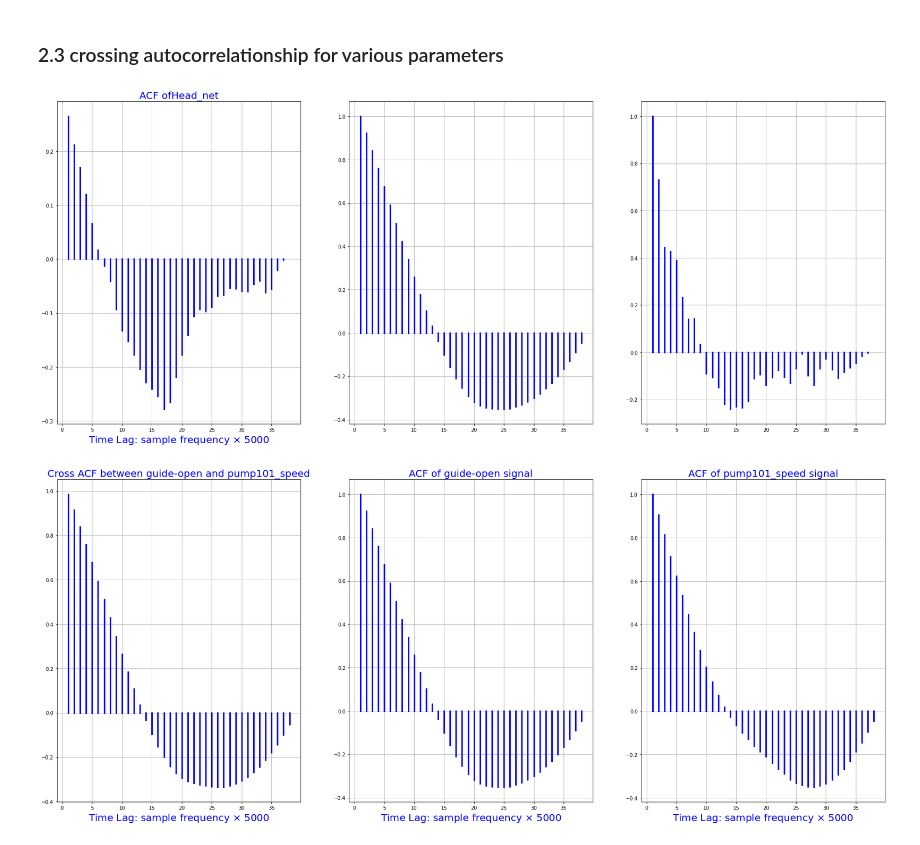
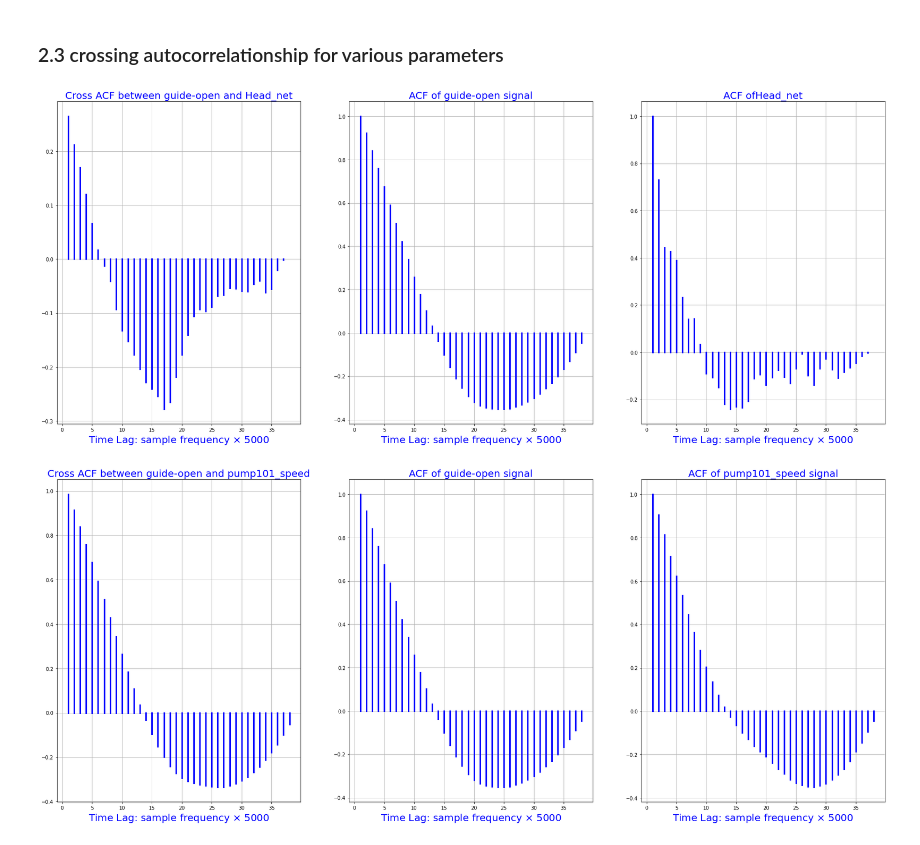
Before and after one commit to wengangmao/vattenfall, a Jupyter notebook: _build/jupyter_execute/contents/codes/tensorflow_simple.ipynb, the cells around one changed output. Drawn from its saved outputs; the diff is of its cells as text; code cells hidden in the pictures.

```diff
--- a/_build/jupyter_execute/contents/codes/tensorflow_simple.ipynb
+++ b/_build/jupyter_execute/contents/codes/tensorflow_simple.ipynb
@@ -82,29 +71,0 @@ Text(0, 0.5, 'Guide_{open}')
-# %%
-df_train = df_train.reset_index(drop=True)
-target = df_train.pop('head_net')
-# %%
-# Pre-normalize the features for ML analysis
-norm = tf.keras.layers.Normalization(axis=-1)
-#normalizer.adapt(df_train)
-BATCH_SIZE = 200
-
-# normalize the target (output)
-norm_target = tf.keras.layers.Normalization(axis=None)
-norm_target.adapt(target)
-tf_target = norm_target(target)
-
-def get_basic_model():
-  model = tf.keras.Sequential([
-    norm,
-    tf.keras.layers.Dense(10, activation='relu'),
-    tf.keras.layers.Dense(10, activation='relu'),
-    tf.keras.layers.Dense(1)
-  ])
-
-  model.compile(optimizer='adam',
-                loss=tf.keras.losses.BinaryCrossentropy(from_logits=True),
-                metrics=['accuracy'])
-  return model
-
-model = get_basic_model()
-model.fit(df_train, tf_target, epochs=10, batch_size=BATCH_SIZE)
@@ -215,35 +150,35 @@ acf2 = smt.ccf(df_train.head_net.squeeze()[0:1900:50], df_train.head_net.squeeze
 fig, [ax1, ax2, ax3] = plt.subplots(1, 3, sharex=True, figsize=(30,12))
 i = 1
 for p in xacf:
     x = [i, i]
     ax1.plot([i, i], [0, p],  'b', linewidth=3)
     i= i + 1
 ax1.grid(True)
 ax1.set_title("Cross ACF between guide-open and Head_net", fontsize=20, color='blue')
 ax1.set_xlabel(r'Time Lag: sample frequency $\times$ 5000', fontsize=20, color='blue')
 
 
 i = 1
 for p in acf1:
     x = [i, i]
     ax2.plot([i, i], [0, p],  'b', linewidth=3)
     i= i + 1
 ax2.grid(True)
 ax2.set_title("ACF of guide-open signal", fontsize=20, color='blue')
 ax2.set_xlabel(r'Time Lag: sample frequency $\times$ 5000', fontsize=20, color='blue')
 
 i = 1
 for p in acf2:
     x = [i, i]
     ax3.plot([i, i], [0, p],  'b', linewidth=3)
     i= i + 1
 ax3.grid(True)
 ax3.set_title("ACF ofHead_net", fontsize=20, color='blue')
-ax4.set_xlabel(r'Time Lag: sample frequency $\times$ 5000', fontsize=20, color='blue')
+ax3.set_xlabel(r'Time Lag: sample frequency $\times$ 5000', fontsize=20, color='blue')
 
 plt.show()
 # %% [output]
-[figure, old version]
+[figure, new version]
 # %%
 # Autocorrelation between guide_opan and pump101_speed
 xacf = smt.ccf(df_train.guide_open.squeeze()[0:1900:50], df_train.pump101_speed.squeeze()[0:1900:50],  adjusted=False)
```
Also changed, not shown: parts of 40 cells of this notebook, 25 other files.
